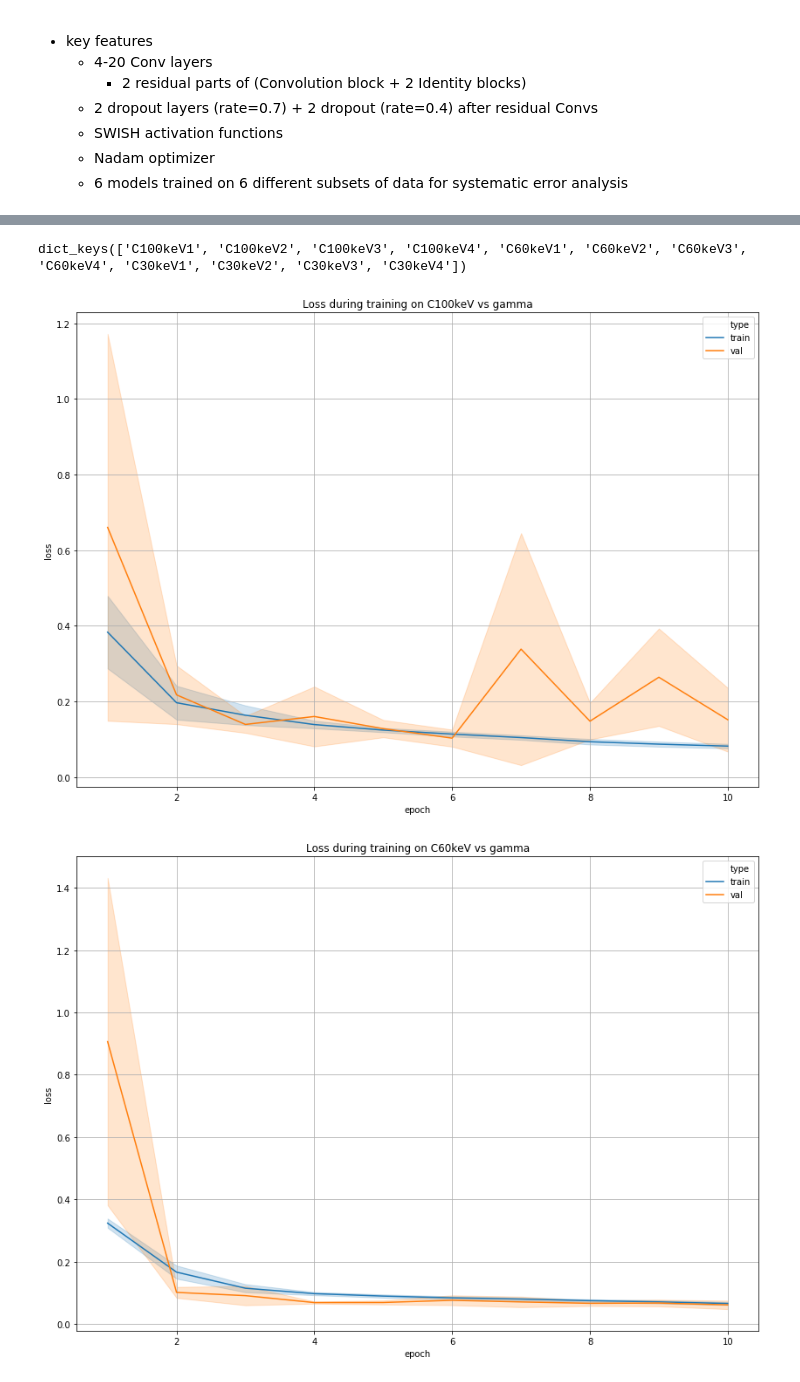
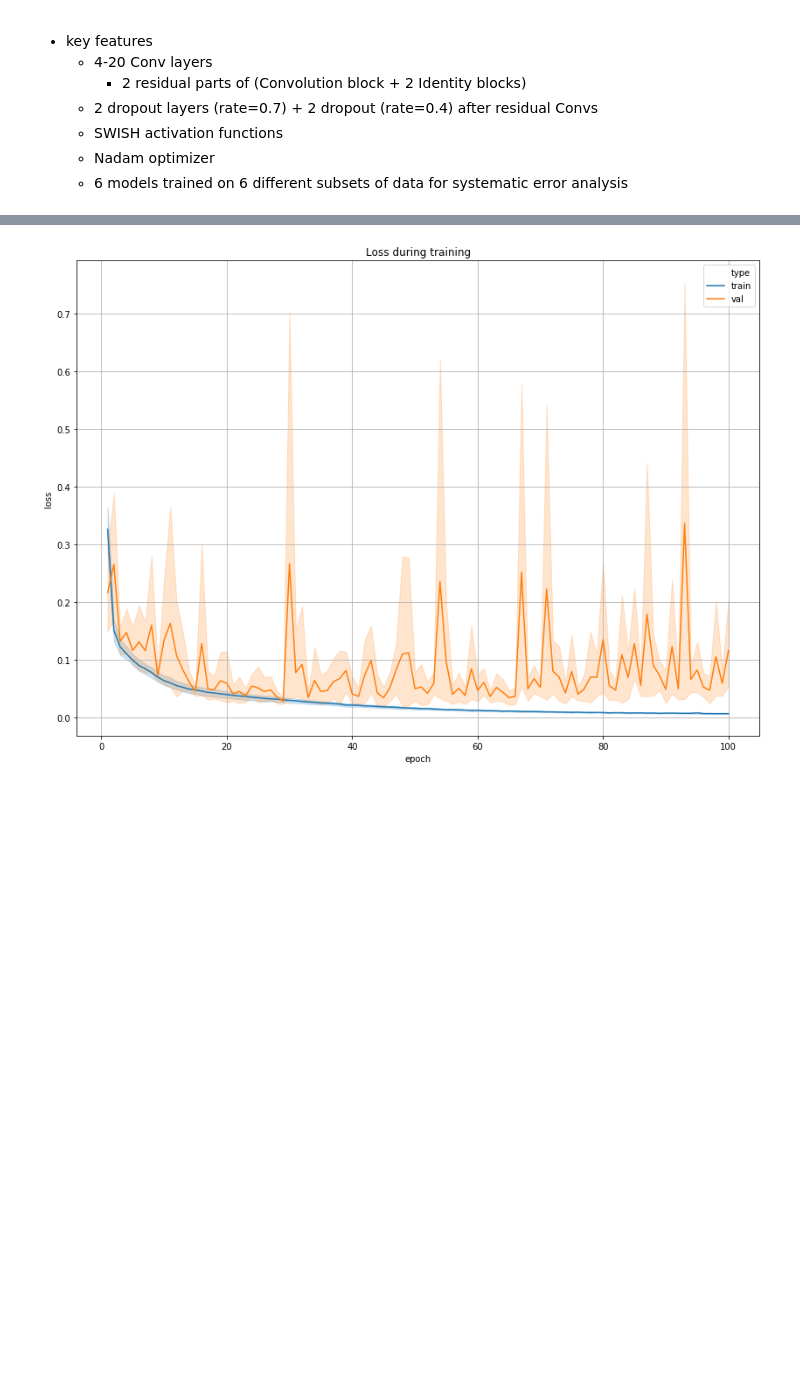
Before and after one commit to altairjericho/NEWS-phd, a Jupyter notebook: CNN/Conv4_3D_residual_v2.ipynb, the cells around one changed output, grey strips where cells are left out. Drawn from its saved outputs; the diff is of its cells as text; code cells hidden in the pictures; blank space fills up the shorter version.

```diff
--- a/CNN/Conv4_3D_residual_v2.ipynb
+++ b/CNN/Conv4_3D_residual_v2.ipynb
@@ -246,35 +246,27 @@ Total training time  12:40:17.996000
 # %%
 with open('outputs/conv4_3d_res/v2/notes.txt','a') as ftxt:
     ftxt.write('''
-    * '''+str(N_ep)+''' epochs. Each subset = 1/'''+str(n_fold)+''' (Signal_class) vs 1/'''+str(n_fold)+''' (Gamma_class)
+    * 100 epochs. Each subset = 0.5(Signal_class) vs 0.5(Gamma_class)
     ''')
 for s in hist.keys():
-    np.savetxt('outputs/conv4_3d_res/v2/'+s[:-1]+'_'+s[-1]+'_roc_auc_'+str(N_ep)+'.txt', hist_roc[s].val_aucs)
-    np.savetxt('outputs/conv4_3d_res/v2/'+s[:-1]+'_'+s[-1]+'_loss_train_'+str(N_ep)+'.txt', hist[s].history['loss'])
-    np.savetxt('outputs/conv4_3d_res/v2/'+s[:-1]+'_'+s[-1]+'_loss_val_'+str(N_ep)+'.txt', hist[s].history['val_loss'])
-    conv4_3d_res[s].save('networks/res_v2/e'+str(N_ep)+'/conv4_3d_res_'+s[:-1]+'_'+s[-1]+'.h5')
+    np.savetxt('outputs/conv4_3d_res/v2/'+s[:-1]+'_'+s[-1]+'_roc_auc_100.txt', hist_roc[s].val_aucs)
+    np.savetxt('outputs/conv4_3d_res/v2/'+s[:-1]+'_'+s[-1]+'_loss_train_100.txt', hist[s].history['loss'])
+    np.savetxt('outputs/conv4_3d_res/v2/'+s[:-1]+'_'+s[-1]+'_loss_val_100.txt', hist[s].history['val_loss'])
+    conv4_3d_res[s].save('networks/res_v2/e100/conv4_3d_res_'+s[:-1]+'_'+s[-1]+'.h5')
-# %%
-hist.keys()
-# %% [output]
-dict_keys(['C100keV1', 'C100keV2', 'C100keV3', 'C100keV4', 'C60keV1', 'C60keV2', 'C60keV3', 'C60keV4', 'C30keV1', 'C30keV2', 'C30keV3', 'C30keV4'])
 # %%
 loss = {}
-loss['epoch'], loss['type'], loss['loss'], loss['class'] = [],[],[],[]
-for n in class_names:
-    for s in [k for k in hist.keys() if n in k]:
-        e = 1
-        for l, vl in zip(hist[s].history['loss'],hist[s].history['val_loss']):
-            loss['epoch'].append(e); loss['type'].append('train'); loss['loss'].append(l); loss['class'].append(n)
-            loss['epoch'].append(e); loss['type'].append('val'); loss['loss'].append(vl); loss['class'].append(n)
-            e += 1
+loss['epoch'], loss['type'], loss['loss'] = [],[],[]
+for s in hist.keys():
+    e = 1
+    for l, vl in zip(hist[s].history['loss'],hist[s].history['val_loss']):
+        loss['epoch'].append(e); loss['type'].append('train'); loss['loss'].append(l)
+        loss['epoch'].append(e); loss['type'].append('val'); loss['loss'].append(vl)
+        e += 1
 loss = pd.DataFrame(data=loss)
 
-for n in class_names:
-    plt.figure(figsize=(14,10))
-    sns.lineplot(x='epoch',y='loss',hue='type', data=loss[loss['class']==n], ci='sd')
-    plt.grid()
-    plt.title('Loss during training on '+n+' vs gamma')
-    plt.show()
+plt.figure(figsize=(14,10))
+sns.lineplot(x='epoch',y='loss',hue='type', data=loss)
+plt.grid()
+_ = plt.title('Loss during training')
 # %% [output]
-[figure, old version]
+[figure, new version]
-[figure, removed]
```
Also changed, not shown: parts of 7 cells of this notebook, 1 other file.
